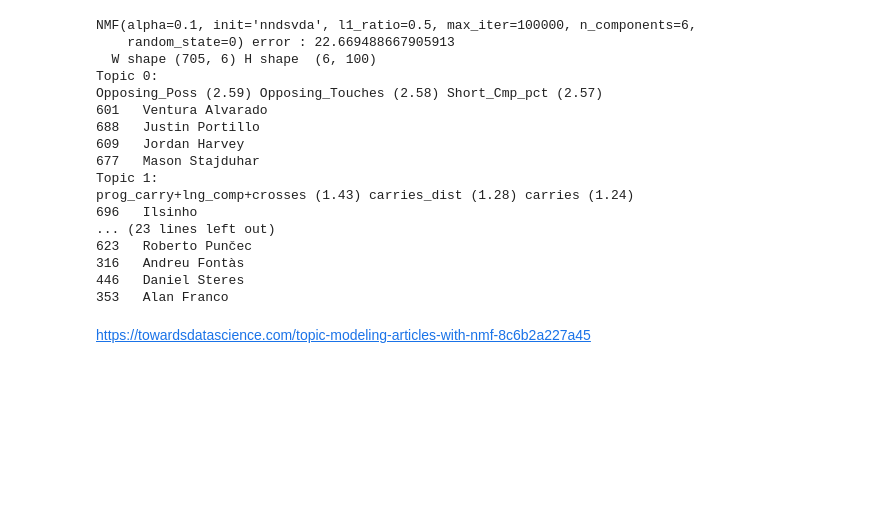
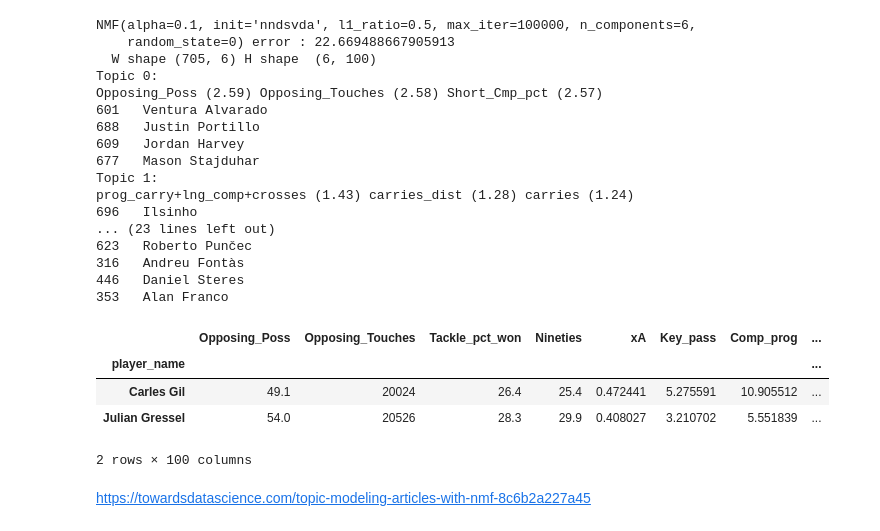
Before and after one commit to misterrustia/MLS_clustering_Captsone, a Jupyter notebook: feature_engineering/tuning_questions.ipynb, the cells around one changed output. Drawn from its saved outputs; the diff is of its cells as text; code cells hidden in the pictures; blank space fills up the shorter version.

```diff
--- a/feature_engineering/tuning_questions.ipynb
+++ b/feature_engineering/tuning_questions.ipynb
@@ -108,5 +112,13 @@ prog_carry+lng_comp+crosses (1.43) carries_dist (1.28) carries (1.24)
 316   Andreu Fontàs
 446   Daniel Steres
 353   Alan Franco
+# %%
+X.head(2)
+# %% [output]
+|  | Opposing_Poss | Opposing_Touches | Tackle_pct_won | Nineties | xA | Key_pass | Comp_prog | ... |
+| player_name |  |  |  |  |  |  |  | ... |
+| Carles Gil | 49.1 | 20024 | 26.4 | 25.4 | 0.472441 | 5.275591 | 10.905512 | ... |
+| Julian Gressel | 54.0 | 20526 | 28.3 | 29.9 | 0.408027 | 3.210702 | 5.551839 | ... |
+2 rows × 100 columns
 # %% [markdown]
 https://towardsdatascience.com/topic-modeling-articles-with-nmf-8c6b2a227a45
```
Also changed, not shown: parts of 24 cells of this notebook.
